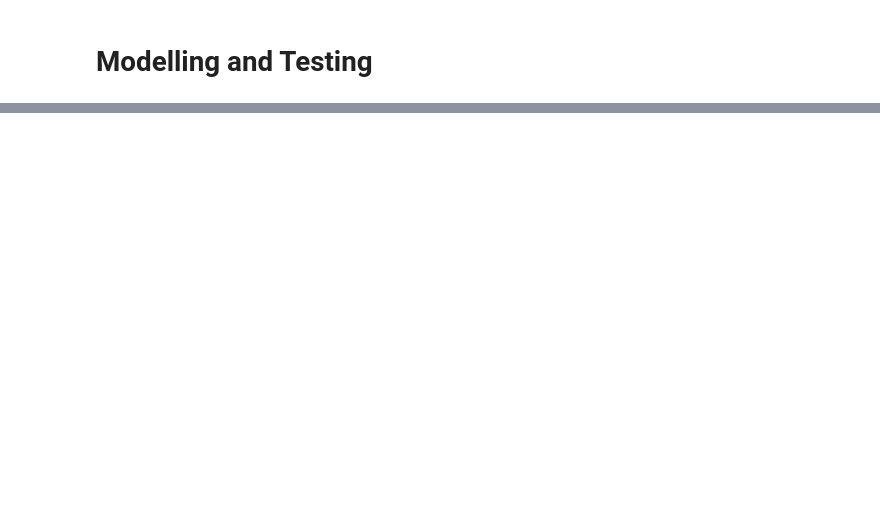
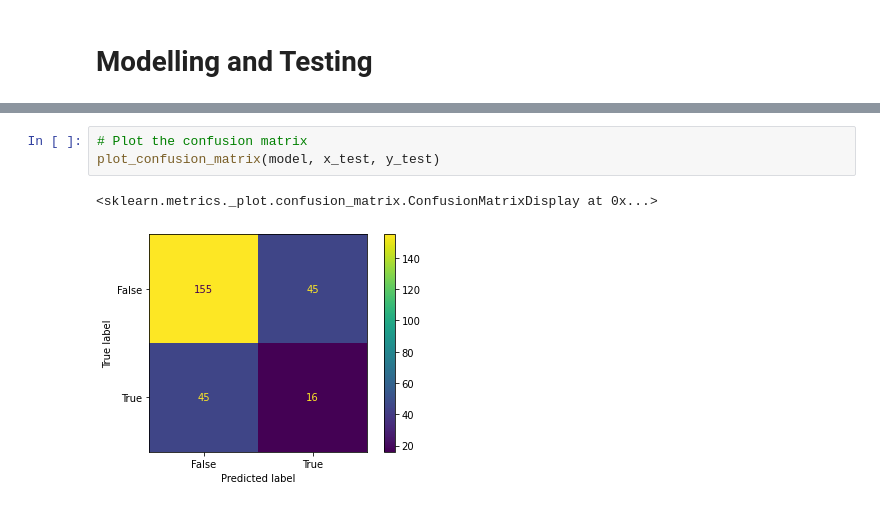
Before and after one commit to DuplexCard/F20DL-Natalia-G4, a Jupyter notebook: lab4.ipynb, the cells around one changed output, grey strips where cells are left out. Saved outputs shown, nothing was run; the diff lists cells and outputs as text; blank space fills up the shorter version.

```diff
--- a/lab4.ipynb
+++ b/lab4.ipynb
@@ -181,0 +191,6 @@ plt.show()
+# %%
+# Plot the confusion matrix
+plot_confusion_matrix(model, x_test, y_test)
+# %% [output]
+<sklearn.metrics._plot.confusion_matrix.ConfusionMatrixDisplay at 0x...>
+[figure, added]
```
Also changed, not shown: parts of 17 cells of this notebook, 1 other file.
